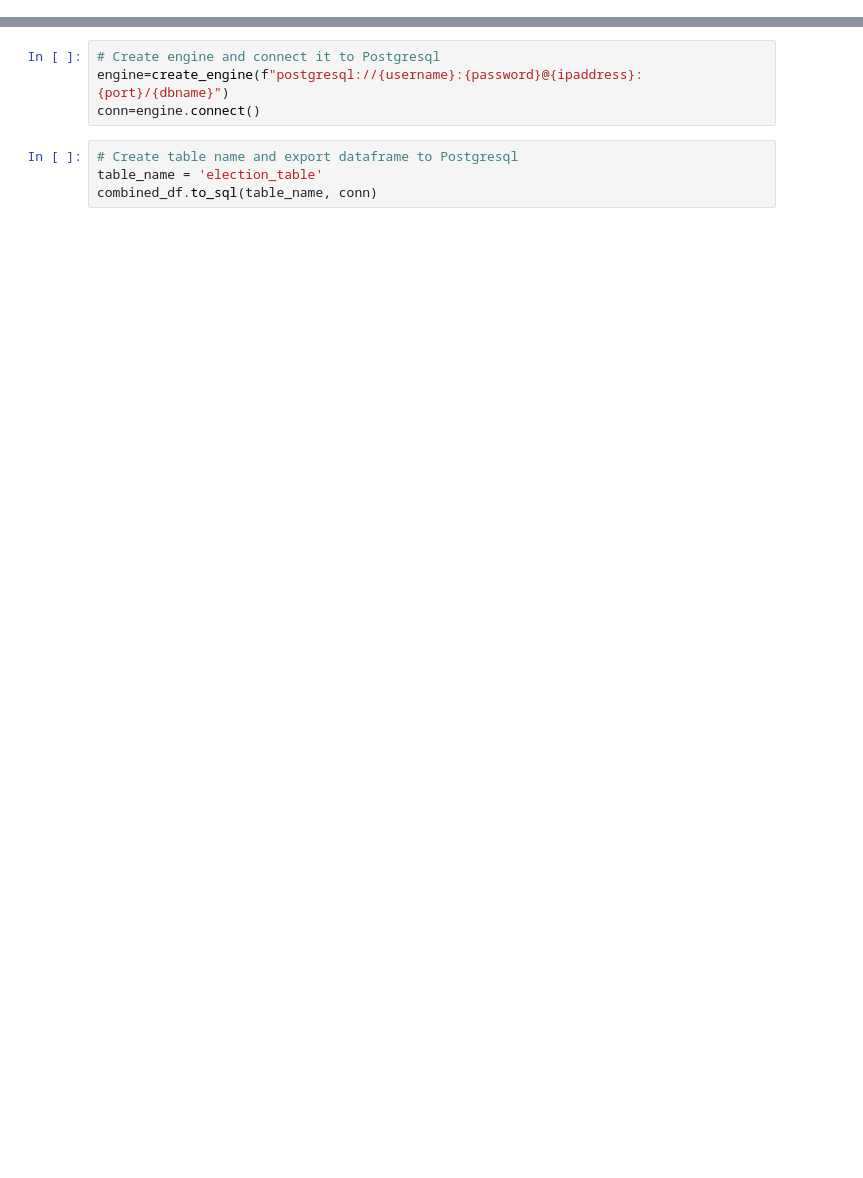
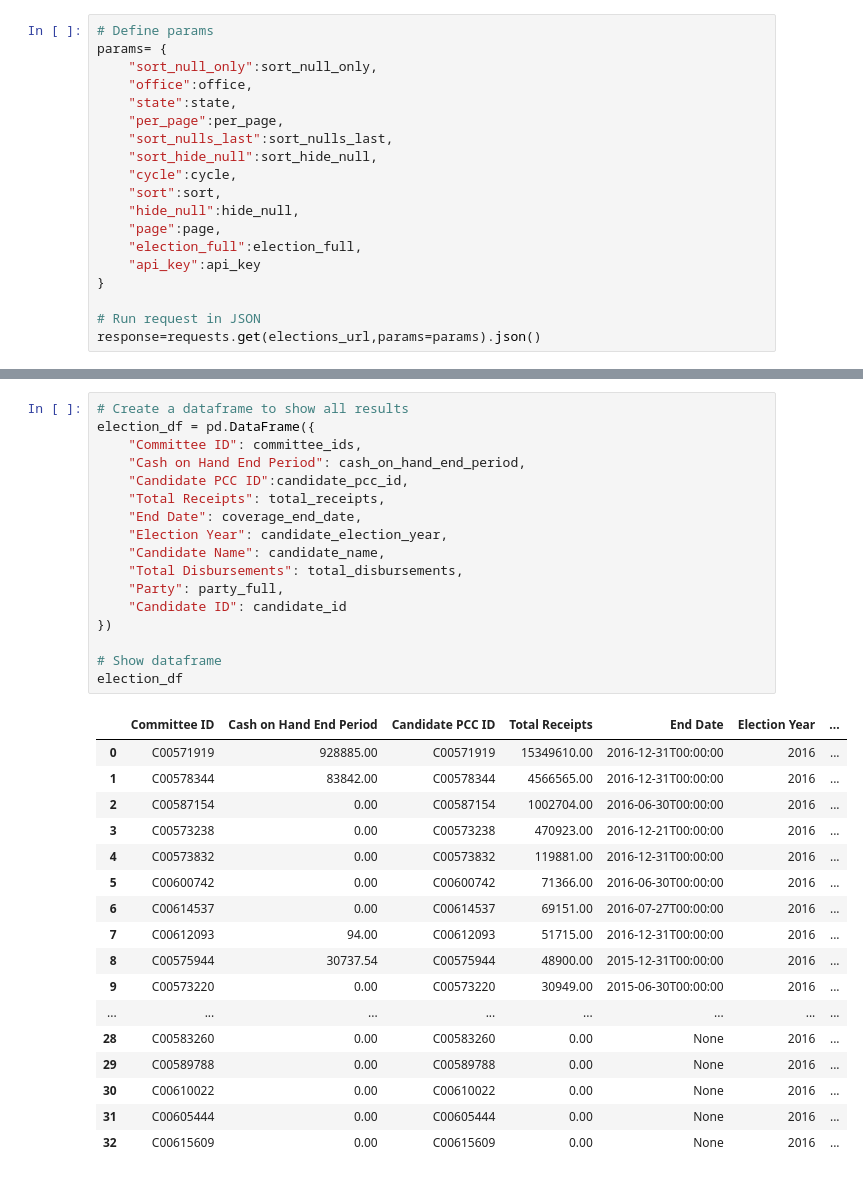
Before and after one commit to c-pompa/etl_project, a Jupyter notebook: notebooks/OpenFEC_API.ipynb, the cells around one changed output, grey strips where cells are left out. Saved outputs shown, nothing was run; the diff lists cells and outputs as text; blank space fills up the shorter version.

Commit message:
Revert "Update files"
This reverts commit 0b90d2a6be9fc95529a61799b369a618e1d6b4cf.

```diff
--- a/notebooks/OpenFEC_API.ipynb
+++ b/notebooks/OpenFEC_API.ipynb
@@ -38,0 +24,19 @@ election_full="true"
+# %%
+# Define params
+params= {
+    "sort_null_only":sort_null_only,
+    "office":office,
+    "state":state,
+    "per_page":per_page,
+    "sort_nulls_last":sort_nulls_last,
+    "sort_hide_null":sort_hide_null,
+    "cycle":cycle,
+    "sort":sort,
+    "hide_null":hide_null,
+    "page":page,
+    "election_full":election_full,
+    "api_key":api_key
+}
+
+# Run request in JSON
+response=requests.get(elections_url,params=params).json()
@@ -135,8 +99,35 @@ combined_df
-# %%
-# Create engine and connect it to Postgresql
-engine=create_engine(f"postgresql://{username}:{password}@{ipaddress}:{port}/{dbname}")
-conn=engine.connect()
-# %%
-# Create table name and export dataframe to Postgresql
-table_name = 'election_table'
-combined_df.to_sql(table_name, conn)
+# %%
+# Create a dataframe to show all results
+election_df = pd.DataFrame({
+    "Committee ID": committee_ids,
+    "Cash on Hand End Period": cash_on_hand_end_period,
+    "Candidate PCC ID":candidate_pcc_id,
+    "Total Receipts": total_receipts,
+    "End Date": coverage_end_date,
+    "Election Year": candidate_election_year,
+    "Candidate Name": candidate_name,
+    "Total Disbursements": total_disbursements,
+    "Party": party_full,
+    "Candidate ID": candidate_id
+})
+
+# Show dataframe
+election_df
+# %% [output]
+|  | Committee ID | Cash on Hand End Period | Candidate PCC ID | Total Receipts | End Date | Election Year | ... |
+| 0 | C00571919 | 928885.00 | C00571919 | 15349610.00 | 2016-12-31T00:00:00 | 2016 | ... |
+| 1 | C00578344 | 83842.00 | C00578344 | 4566565.00 | 2016-12-31T00:00:00 | 2016 | ... |
+| 2 | C00587154 | 0.00 | C00587154 | 1002704.00 | 2016-06-30T00:00:00 | 2016 | ... |
+| 3 | C00573238 | 0.00 | C00573238 | 470923.00 | 2016-12-21T00:00:00 | 2016 | ... |
+| 4 | C00573832 | 0.00 | C00573832 | 119881.00 | 2016-12-31T00:00:00 | 2016 | ... |
+| 5 | C00600742 | 0.00 | C00600742 | 71366.00 | 2016-06-30T00:00:00 | 2016 | ... |
+| 6 | C00614537 | 0.00 | C00614537 | 69151.00 | 2016-07-27T00:00:00 | 2016 | ... |
+| 7 | C00612093 | 94.00 | C00612093 | 51715.00 | 2016-12-31T00:00:00 | 2016 | ... |
+| 8 | C00575944 | 30737.54 | C00575944 | 48900.00 | 2015-12-31T00:00:00 | 2016 | ... |
+| 9 | C00573220 | 0.00 | C00573220 | 30949.00 | 2015-06-30T00:00:00 | 2016 | ... |
+| ... | ... | ... | ... | ... | ... | ... | ... |
+| 28 | C00583260 | 0.00 | C00583260 | 0.00 | None | 2016 | ... |
+| 29 | C00589788 | 0.00 | C00589788 | 0.00 | None | 2016 | ... |
+| 30 | C00610022 | 0.00 | C00610022 | 0.00 | None | 2016 | ... |
+| 31 | C00605444 | 0.00 | C00605444 | 0.00 | None | 2016 | ... |
+| 32 | C00615609 | 0.00 | C00615609 | 0.00 | None | 2016 | ... |
```
Also changed, not shown: parts of 8 cells of this notebook, 2 other files.
